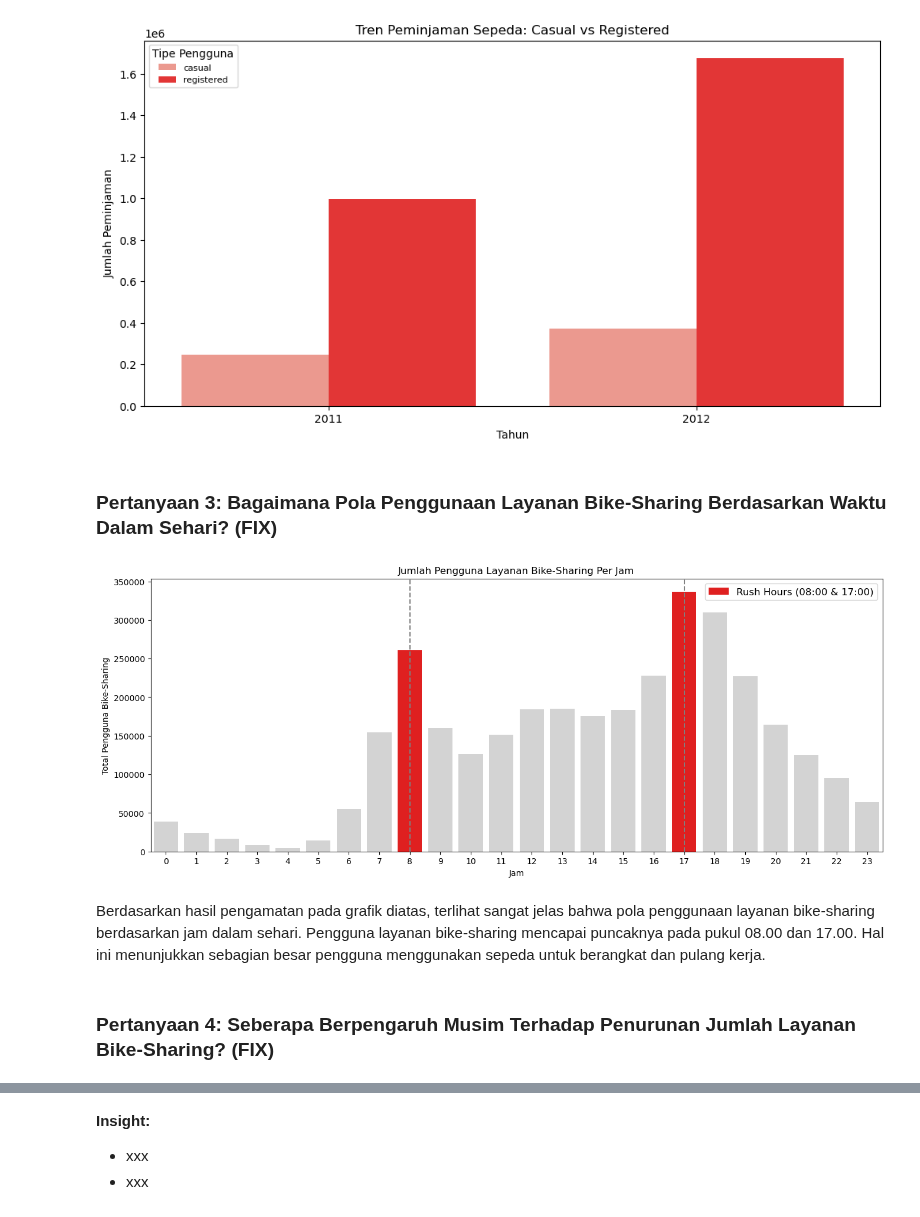
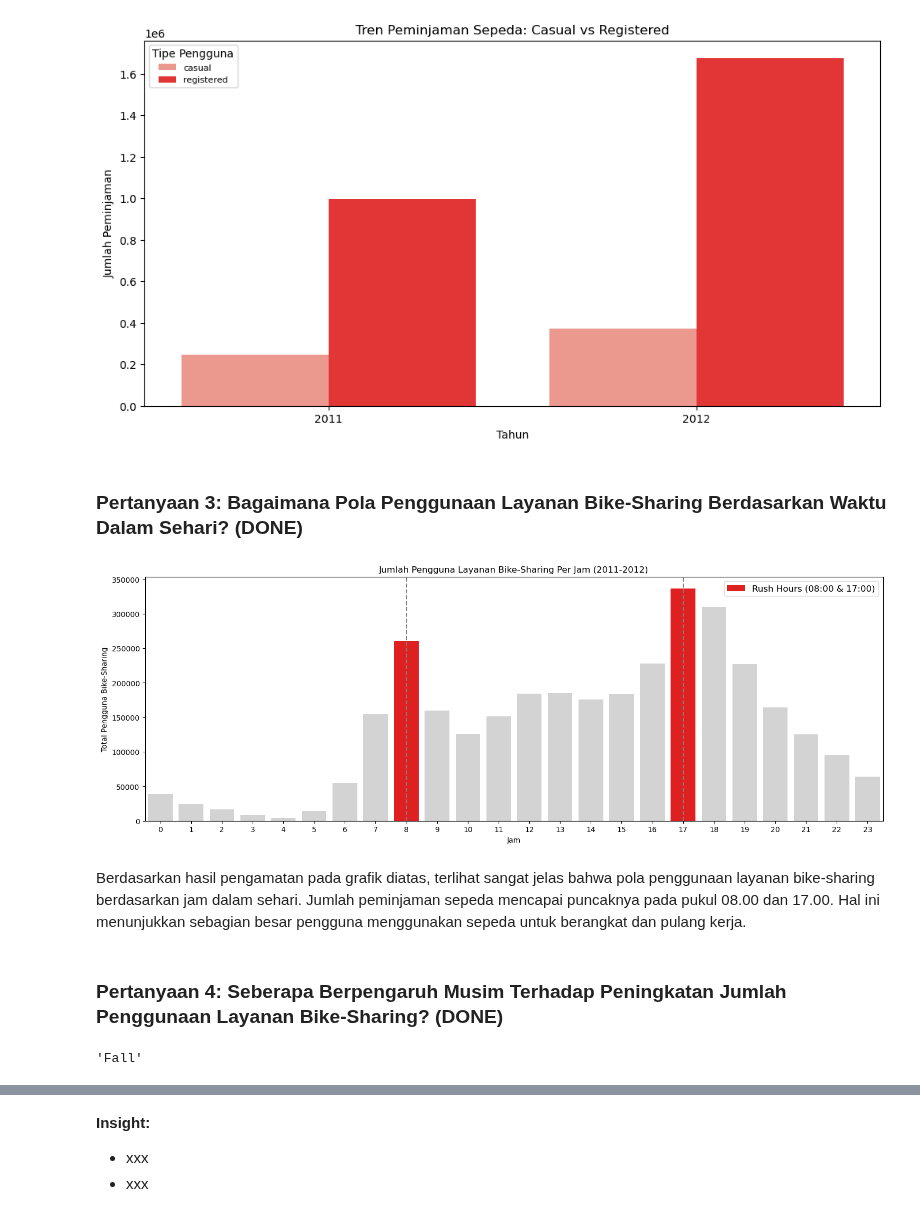
Before and after one commit to alouvre/BADDP_DicodingSubmission_ProyekAnalisisData, a Jupyter notebook: notebook.ipynb, the cells around one changed output, grey strips where cells are left out. Cells and saved outputs as stored; diff of their text form; code cells hidden in the pictures.

```diff
--- a/notebook.ipynb
+++ b/notebook.ipynb
@@ -600,27 +601,33 @@ plt.show()
 The default of observed=False is deprecated and will be changed to True in a future version of pandas. Pass observed=False to retain current behavior or observed=True to adopt the future default and s ...
 [figure]
 # %% [markdown]
-### Pertanyaan 3: Bagaimana Pola Penggunaan Layanan Bike-Sharing Berdasarkan Waktu Dalam Sehari? (FIX)
+### Pertanyaan 3: Bagaimana Pola Penggunaan Layanan Bike-Sharing Berdasarkan Waktu Dalam Sehari? (DONE)
 # %%
-plt.figure(figsize=(16, 6))
+plt.figure(figsize=(18, 6))
 sns.barplot(x="hour", y="count_rent", data=hourly_data, color='#D3D3D3')
 sns.barplot(x="hour", y="count_rent", data=rush_data, color="red", label="Rush Hours (08:00 & 17:00)")
 
 # Menambahkan garis vertikal untuk menandai jam sibuk
 plt.axvline(x=8, color='gray', linestyle='--')
 plt.axvline(x=17, color='gray', linestyle='--')
 
 # Menambahkan label dan judul
 plt.xlabel("Jam")
 plt.ylabel("Total Pengguna Bike-Sharing")
-plt.title("Jumlah Pengguna Layanan Bike-Sharing Per Jam")
+plt.title("Jumlah Pengguna Layanan Bike-Sharing Per Jam (2011-2012)")
 
 plt.xticks(np.arange(0, 24, 1))
 plt.legend(loc='upper right', fontsize=12)
 plt.show()
 # %% [output]
-[figure, old version]
+[figure, new version]
 # %% [markdown]
-Berdasarkan hasil pengamatan pada grafik diatas, terlihat sangat jelas bahwa pola penggunaan layanan bike-sharing berdasarkan jam dalam sehari. Pengguna layanan bike-sharing mencapai puncaknya pada pukul 08.00 dan 17.00. Hal ini menunjukkan sebagian besar pengguna menggunakan sepeda untuk berangkat dan pulang kerja.
+Berdasarkan hasil pengamatan pada grafik diatas, terlihat sangat jelas bahwa pola penggunaan layanan bike-sharing berdasarkan jam dalam sehari. Jumlah peminjaman sepeda mencapai puncaknya pada pukul 08.00 dan 17.00. Hal ini menunjukkan sebagian besar pengguna menggunakan sepeda untuk berangkat dan pulang kerja.
 # %% [markdown]
-### Pertanyaan 4: Seberapa Berpengaruh Musim Terhadap Penurunan Jumlah Layanan Bike-Sharing? (FIX)
+### Pertanyaan 4: Seberapa Berpengaruh Musim Terhadap Peningkatan Jumlah Penggunaan Layanan Bike-Sharing? (DONE)
+# %%
+# Menentukan musim dengan jumlah peminjaman tertinggi
+max_season = seasonly_users_df.loc[seasonly_users_df["count_rent"].idxmax(), "season"]
+max_season
+# %% [output]
+'Fall'
```
Also changed, not shown: parts of 16 cells of this notebook, 1 other file.
